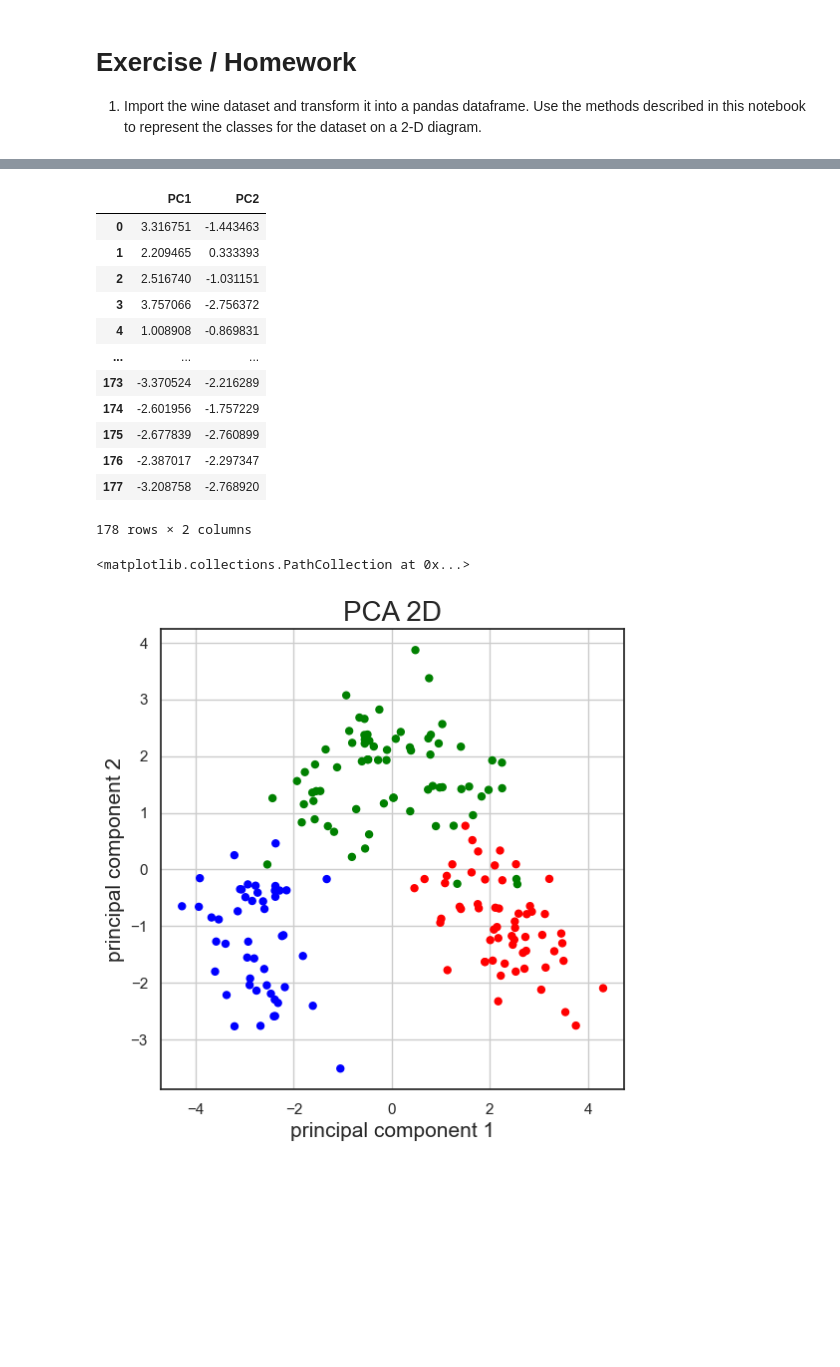
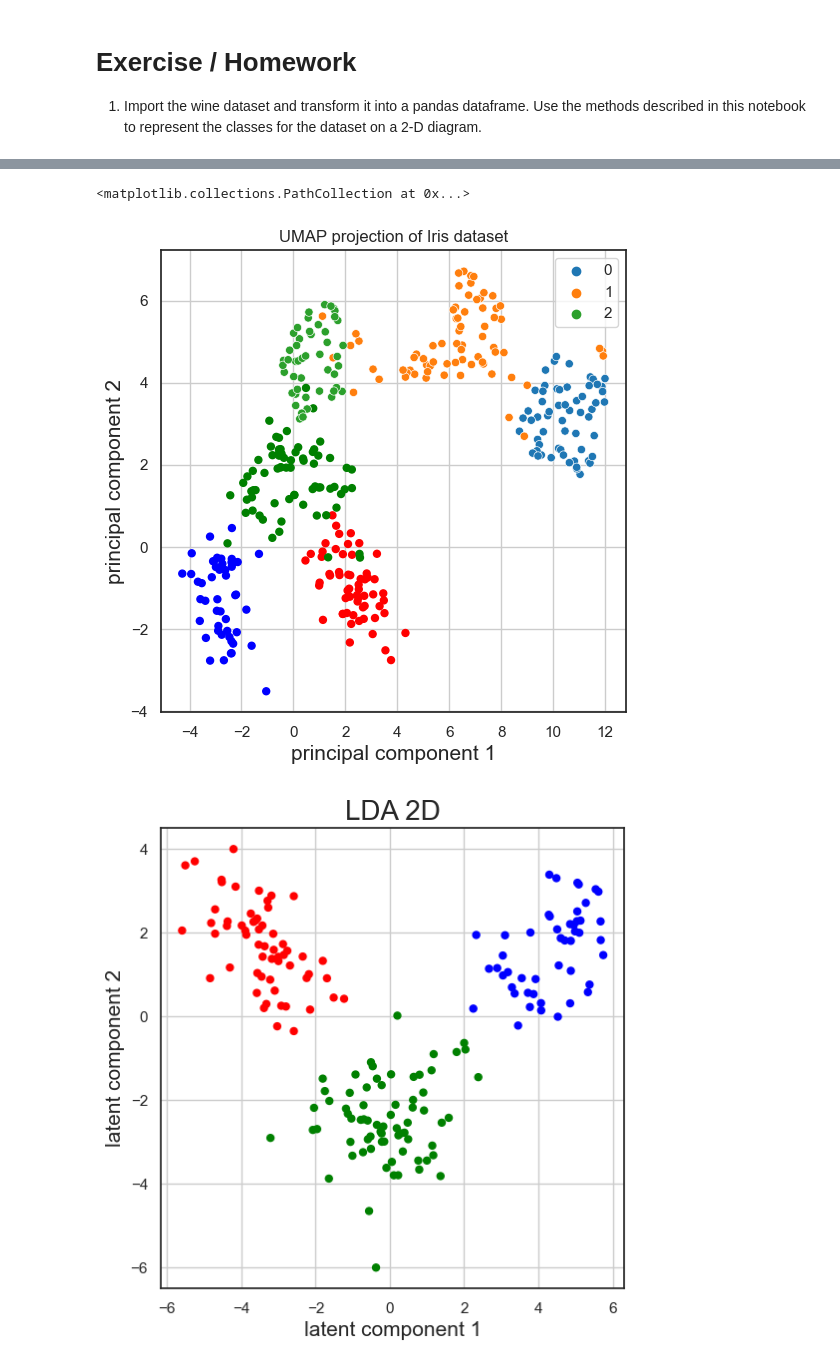
Before and after one commit to Luncenok/Data-mining, a Jupyter notebook: dm_feature_extraction.ipynb, the cells around one changed output, grey strips where cells are left out. Saved outputs shown, nothing was run; the diff lists cells and outputs as text; code cells hidden in the pictures; blank space fills up the shorter version.

```diff
--- a/dm_feature_extraction.ipynb
+++ b/dm_feature_extraction.ipynb
@@ -478,3 +478,22 @@ X_scaled = StandardScaler().fit_transform(X)
 
 Wine_df = pd.DataFrame(X_scaled, y, columns = data.feature_names)
 Wine_df.describe().round(2)
+pca = PCA(n_components = 2)
+
+Wine_new = pd.DataFrame(pca.fit_transform(Wine_df), columns = ['PC1','PC2'])
+
+import umap
+
+umap_transformer = umap.UMAP(
+    n_neighbors=10,
+    n_components=2,
+    min_dist=0.2
+)
+
+X_umap = umap_transformer.fit_transform(X_scaled)
+
+from sklearn.discriminant_analysis import LinearDiscriminantAnalysis as LDA
+
+lda = LDA(n_components = 2)
+
+wine_lda = pd.DataFrame(lda.fit_transform(Wine_df, y), columns = ['LC1','LC2'])
@@ -491,34 +500,28 @@ Wine_df.describe().round(2)
-# %%
-pca = PCA(n_components = 2)
-
-Wine_new = pd.DataFrame(pca.fit_transform(Wine_df), columns = ['PC1','PC2'])
-Wine_new
-# %% [output]
-|  | PC1 | PC2 |
-| 0 | 3.316751 | -1.443463 |
-| 1 | 2.209465 | 0.333393 |
-| 2 | 2.516740 | -1.031151 |
-| 3 | 3.757066 | -2.756372 |
-| 4 | 1.008908 | -0.869831 |
-| ... | ... | ... |
-| 173 | -3.370524 | -2.216289 |
-| 174 | -2.601956 | -1.757229 |
-| 175 | -2.677839 | -2.760899 |
-| 176 | -2.387017 | -2.297347 |
-| 177 | -3.208758 | -2.768920 |
-178 rows × 2 columns
 # %%
 colors = np.array(['red', 'green', 'blue'])
 
 fig = plt.figure(figsize=(6, 6))
 ax = fig.add_subplot(1, 1, 1)
 
 ax.set_title('PCA 2D', fontsize=20)
 ax.set_xlabel('principal component 1', fontsize=15)
 ax.set_ylabel('principal component 2', fontsize=15)
 ax.grid()
 
 ax.scatter(Wine_new.PC1, Wine_new.PC2, c=colrs[y], s=25)
+sns.scatterplot(x=X_umap[:, 0], y=X_umap[:, 1], hue=y, palette='tab10').set_title('UMAP projection of Iris dataset')
+colrs = np.array(['red', 'green', 'blue'])
+
+fig = plt.figure(figsize=(6, 6))
+ax = fig.add_subplot(1, 1, 1)
+
+ax.set_title('LDA 2D', fontsize=20)
+ax.set_xlabel('latent component 1', fontsize=15)
+ax.set_ylabel('latent component 2', fontsize=15)
+ax.grid()
+
+ax.scatter(Wine_lda.LC1, Wine_lda.LC2, c=colrs[y], s=25)
 # %% [output]
 <matplotlib.collections.PathCollection at 0x...>
-[figure, old version]
+[figure, new version]
+[figure, added]
```
Also changed, not shown: parts of 1 cell of this notebook, 2 other files.
